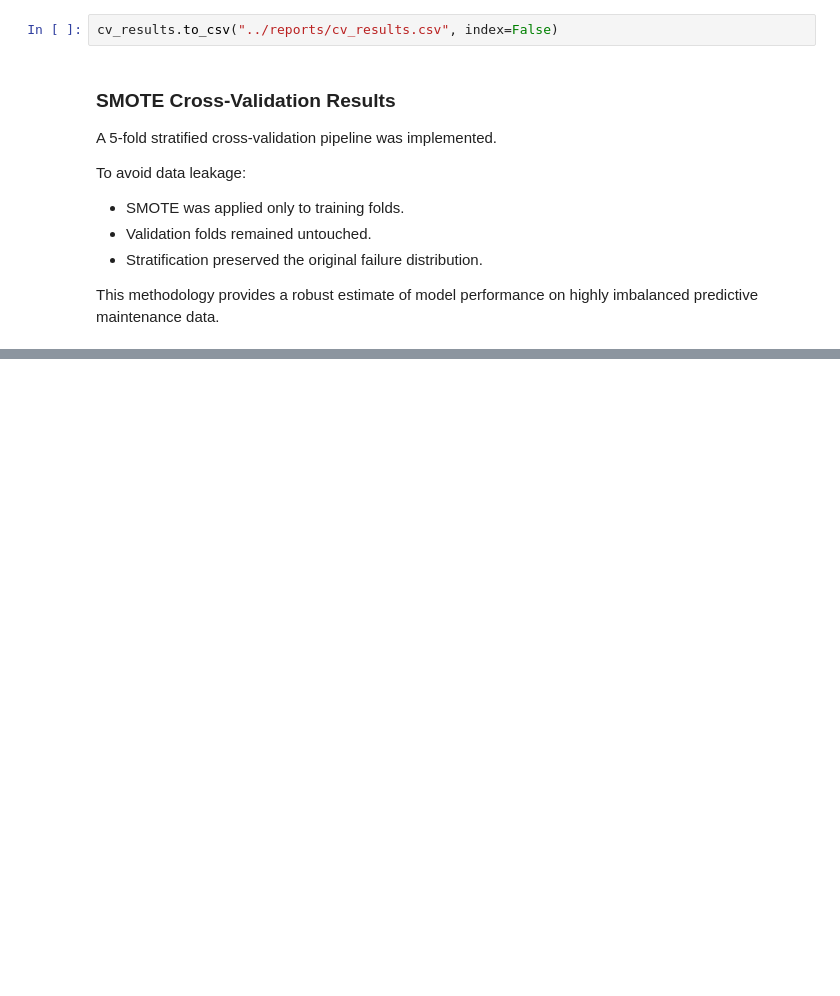
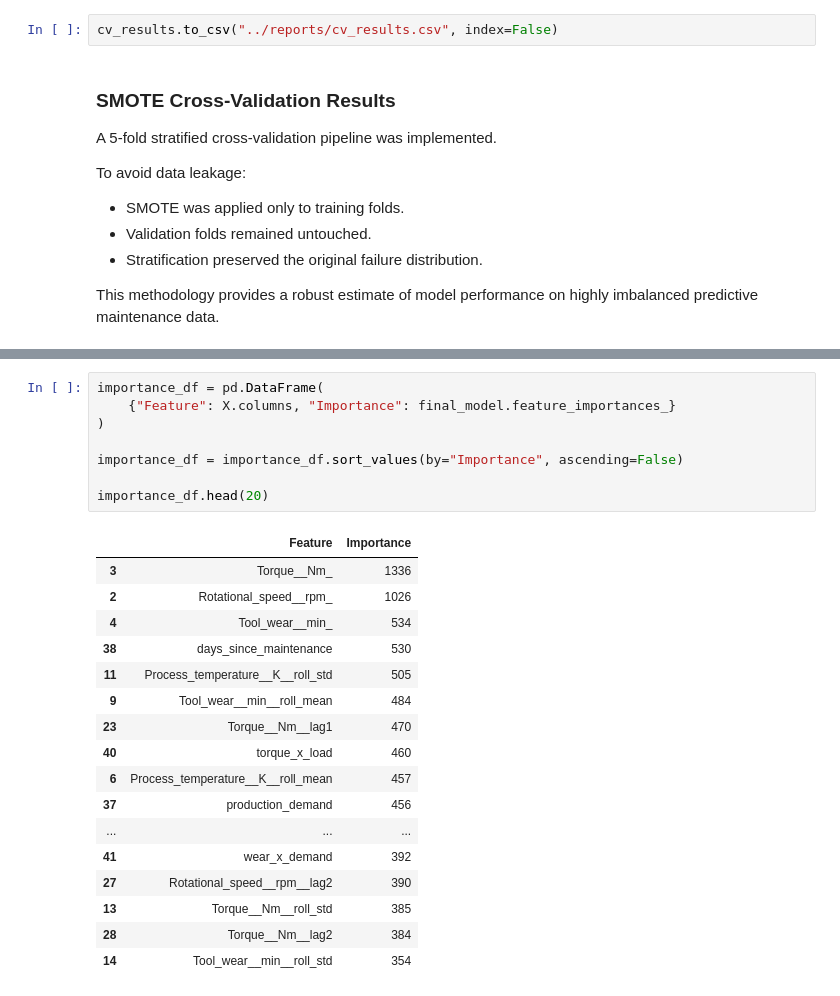
Before and after one commit to snpdsai/predictive-maintenance-contextual-ai, a Jupyter notebook: notebooks/03_modeling.ipynb, the cells around one changed output, grey strips where cells are left out. Drawn from its saved outputs; the diff is of its cells as text; blank space fills up the shorter version.

```diff
--- a/notebooks/03_modeling.ipynb
+++ b/notebooks/03_modeling.ipynb
@@ -355,0 +379,26 @@ This methodology provides a robust estimate of model performance on highly imbal
+# %%
+importance_df = pd.DataFrame(
+    {"Feature": X.columns, "Importance": final_model.feature_importances_}
+)
+
+importance_df = importance_df.sort_values(by="Importance", ascending=False)
+
+importance_df.head(20)
+# %% [output]
+|  | Feature | Importance |
+| 3 | Torque__Nm_ | 1336 |
+| 2 | Rotational_speed__rpm_ | 1026 |
+| 4 | Tool_wear__min_ | 534 |
+| 38 | days_since_maintenance | 530 |
+| 11 | Process_temperature__K__roll_std | 505 |
+| 9 | Tool_wear__min__roll_mean | 484 |
+| 23 | Torque__Nm__lag1 | 470 |
+| 40 | torque_x_load | 460 |
+| 6 | Process_temperature__K__roll_mean | 457 |
+| 37 | production_demand | 456 |
+| ... | ... | ... |
+| 41 | wear_x_demand | 392 |
+| 27 | Rotational_speed__rpm__lag2 | 390 |
+| 13 | Torque__Nm__roll_std | 385 |
+| 28 | Torque__Nm__lag2 | 384 |
+| 14 | Tool_wear__min__roll_std | 354 |
```
Also changed, not shown: parts of 12 cells of this notebook, 4 other files.
